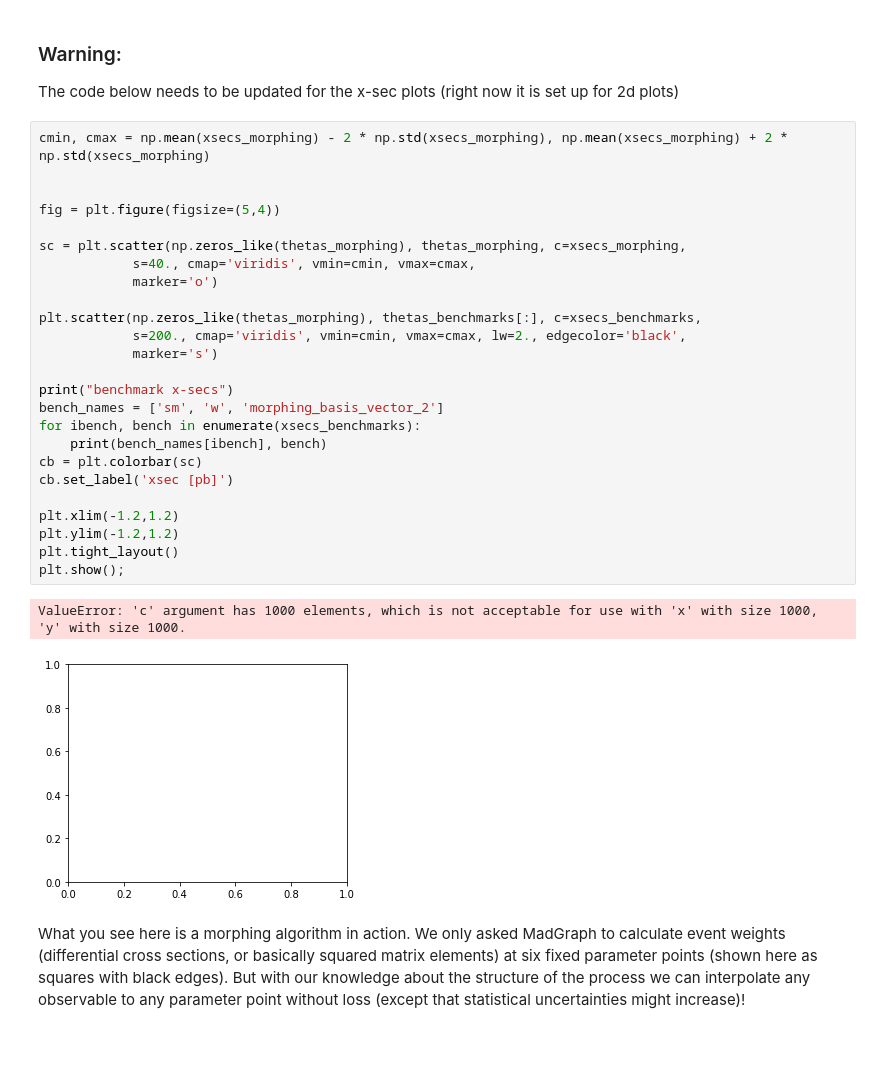
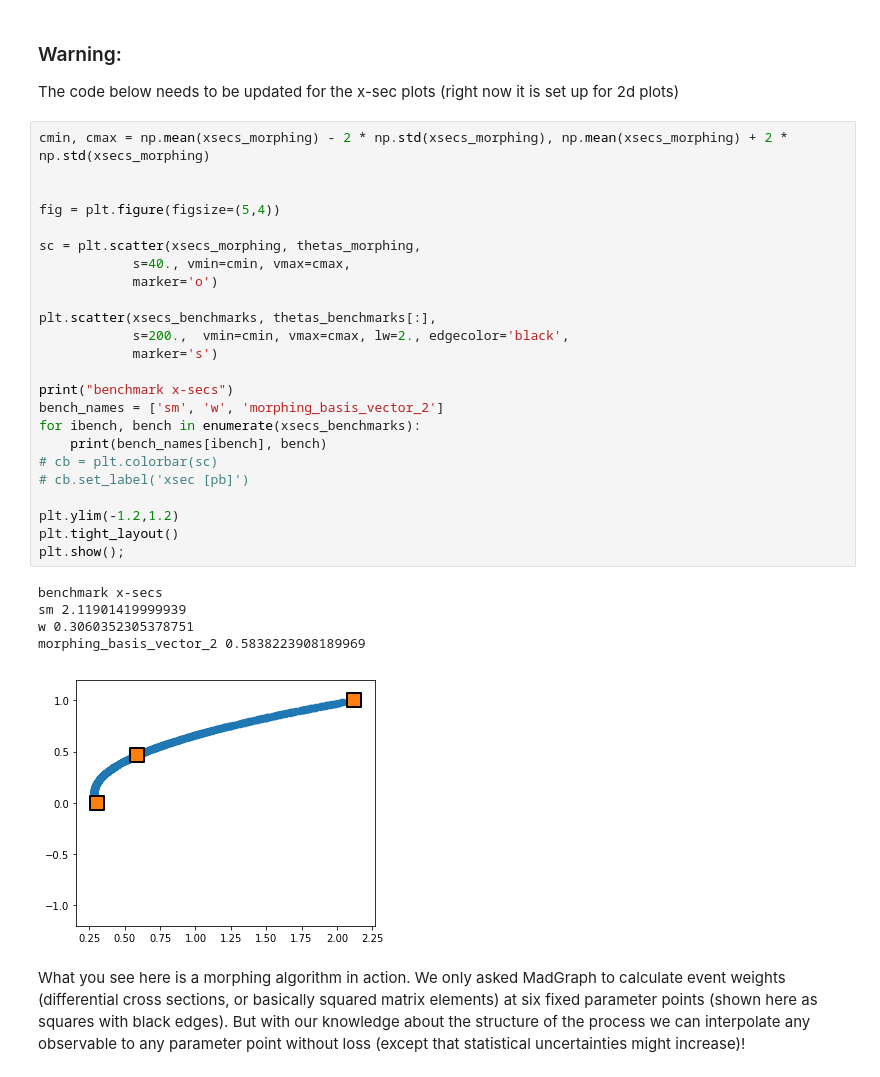
Before and after one commit to luclepot/ttH_CP, a Jupyter notebook: tutorial_4_Sampling.ipynb, the cells around one changed output. Cells and saved outputs as stored; diff of their text form; blank space fills up the shorter version.

```diff
--- a/tutorial_4_Sampling.ipynb
+++ b/tutorial_4_Sampling.ipynb
@@ -138,30 +138,32 @@ The code below needs to be updated for the x-sec plots (right now it is set up f
 # %%
 cmin, cmax = np.mean(xsecs_morphing) - 2 * np.std(xsecs_morphing), np.mean(xsecs_morphing) + 2 * np.std(xsecs_morphing)
 
 
 fig = plt.figure(figsize=(5,4))
 
-sc = plt.scatter(np.zeros_like(thetas_morphing), thetas_morphing, c=xsecs_morphing,
-            s=40., cmap='viridis', vmin=cmin, vmax=cmax,
+sc = plt.scatter(xsecs_morphing, thetas_morphing,
+            s=40., vmin=cmin, vmax=cmax,
             marker='o')
 
-plt.scatter(np.zeros_like(thetas_morphing), thetas_benchmarks[:], c=xsecs_benchmarks,
-            s=200., cmap='viridis', vmin=cmin, vmax=cmax, lw=2., edgecolor='black',
+plt.scatter(xsecs_benchmarks, thetas_benchmarks[:],
+            s=200.,  vmin=cmin, vmax=cmax, lw=2., edgecolor='black',
             marker='s')
 
 print("benchmark x-secs")
 bench_names = ['sm', 'w', 'morphing_basis_vector_2']
 for ibench, bench in enumerate(xsecs_benchmarks):
     print(bench_names[ibench], bench)
-cb = plt.colorbar(sc)
-cb.set_label('xsec [pb]')
+# cb = plt.colorbar(sc)
+# cb.set_label('xsec [pb]')
 
-plt.xlim(-1.2,1.2)
 plt.ylim(-1.2,1.2)
 plt.tight_layout()
 plt.show();
 # %% [output]
-ValueError: 'c' argument has 1000 elements, which is not acceptable for use with 'x' with size 1000, 'y' with size 1000.
+benchmark x-secs
+sm 2.11901419999939
+w 0.3060352305378751
+morphing_basis_vector_2 0.5838223908189969
-[figure, old version]
+[figure, new version]
 # %% [markdown]
 What  you see here is a morphing algorithm in action. We only asked MadGraph to calculate event weights (differential cross sections, or basically squared matrix elements) at six fixed parameter points (shown here as squares with black edges). But with our knowledge about the structure of the process we can interpolate any observable to any parameter point without loss (except that statistical uncertainties might increase)!
```
Also changed, not shown: parts of 2 cells of this notebook, 19 other files.
